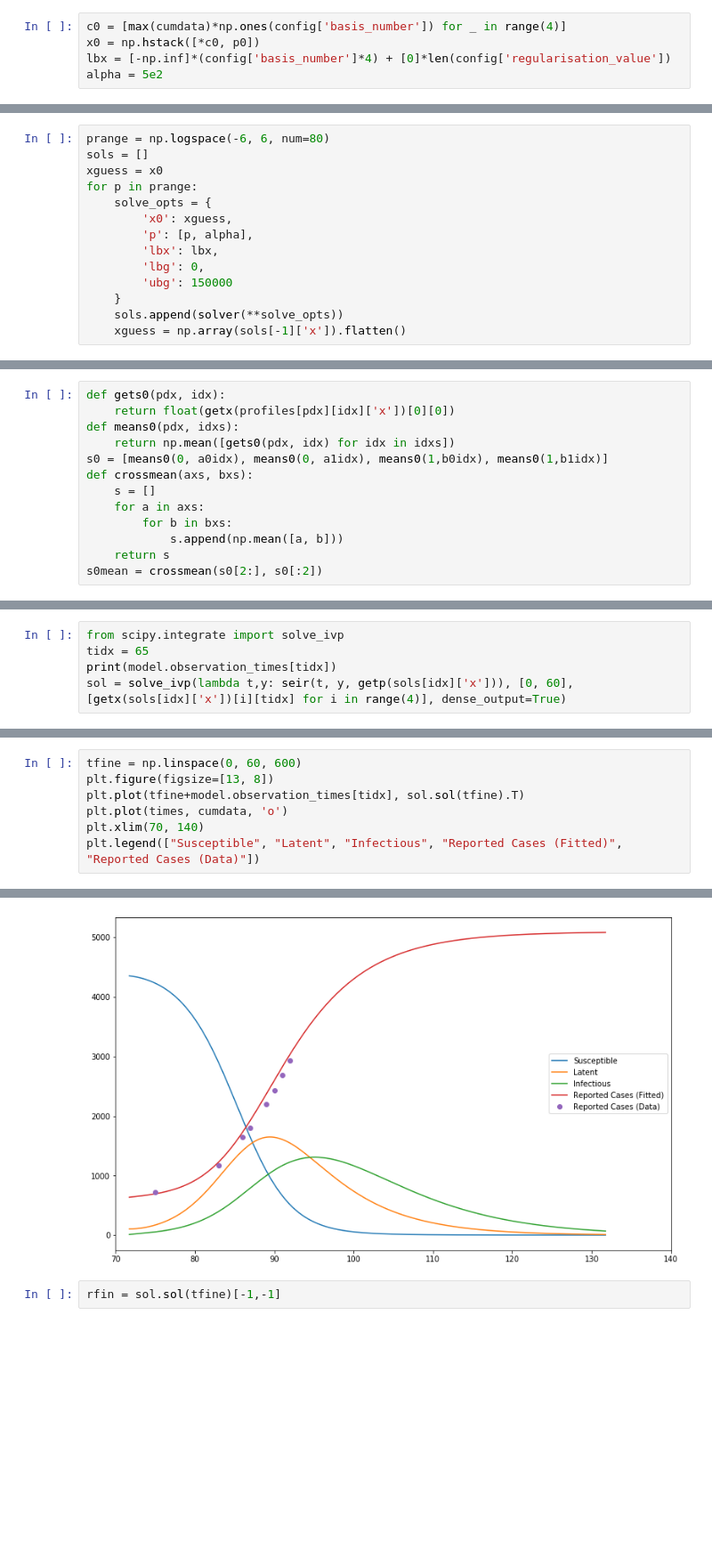
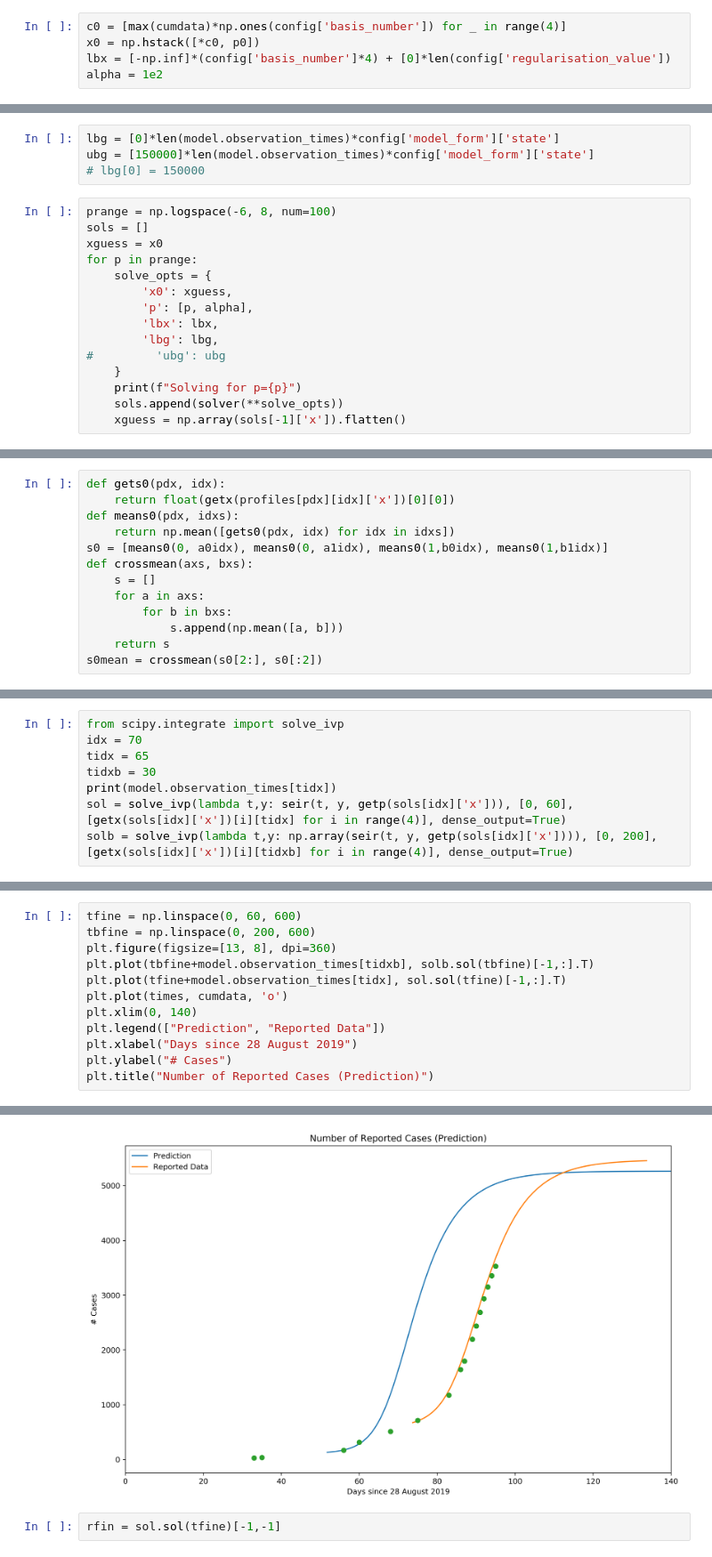
Before and after one commit to dwu402/pypei, a Jupyter notebook: samoa.ipynb, the cells around one changed output, grey strips where cells are left out. Shown at 89% size. Saved outputs shown, nothing was run; the diff lists cells and outputs as text; blank space fills up the shorter version.

```diff
--- a/samoa.ipynb
+++ b/samoa.ipynb
@@ -97,7 +99,7 @@ getp = ca.Function('getx', [solver_setup['x']], model.ps)
 c0 = [max(cumdata)*np.ones(config['basis_number']) for _ in range(4)]
 x0 = np.hstack([*c0, p0])
 lbx = [-np.inf]*(config['basis_number']*4) + [0]*len(config['regularisation_value'])
-alpha = 5e2
+alpha = 1e2
 # %%
 pure_solve = solver(x0=x0, p=[0, 0], lbx=lbx, lbg=0)
 # %% [output]
@@ -128,5 +130,9 @@ plt.plot(times, cumdata, 'o')
+# %%
+lbg = [0]*len(model.observation_times)*config['model_form']['state']
+ubg = [150000]*len(model.observation_times)*config['model_form']['state']
+# lbg[0] = 150000
 # %%
-prange = np.logspace(-6, 6, num=80)
+prange = np.logspace(-6, 8, num=100)
 sols = []
 xguess = x0
 for p in prange:
@@ -134,9 +140,10 @@ for p in prange:
         'x0': xguess,
         'p': [p, alpha],
         'lbx': lbx,
-        'lbg': 0,
-        'ubg': 150000
+        'lbg': lbg,
+#         'ubg': ubg
     }
+    print(f"Solving for p={p}")
     sols.append(solver(**solve_opts))
     xguess = np.array(sols[-1]['x']).flatten()
 # %% [output]
@@ -397,6 +391,9 @@ plt.semilogx(np.logspace(-2, 1, num=50).flatten()[:25], f2[:25])
 # %%
 from scipy.integrate import solve_ivp
+idx = 70
 tidx = 65
+tidxb = 30
 print(model.observation_times[tidx])
 sol = solve_ivp(lambda t,y: seir(t, y, getp(sols[idx]['x'])), [0, 60], [getx(sols[idx]['x'])[i][tidx] for i in range(4)], dense_output=True)
+solb = solve_ivp(lambda t,y: np.array(seir(t, y, getp(sols[idx]['x']))), [0, 200], [getx(sols[idx]['x'])[i][tidxb] for i in range(4)], dense_output=True)
 # %% [output]
@@ -408,8 +420,13 @@ model.observation_times[-1]
 # %%
 tfine = np.linspace(0, 60, 600)
-plt.figure(figsize=[13, 8])
-plt.plot(tfine+model.observation_times[tidx], sol.sol(tfine).T)
+tbfine = np.linspace(0, 200, 600)
+plt.figure(figsize=[13, 8], dpi=360)
+plt.plot(tbfine+model.observation_times[tidxb], solb.sol(tbfine)[-1,:].T)
+plt.plot(tfine+model.observation_times[tidx], sol.sol(tfine)[-1,:].T)
 plt.plot(times, cumdata, 'o')
-plt.xlim(70, 140)
-plt.legend(["Susceptible", "Latent", "Infectious", "Reported Cases (Fitted)", "Reported Cases (Data)"])
+plt.xlim(0, 140)
+plt.legend(["Prediction", "Reported Data"])
+plt.xlabel("Days since 28 August 2019")
+plt.ylabel("# Cases")
+plt.title("Number of Reported Cases (Prediction)")
 # %% [output]
@@ -417,4 +434,4 @@ plt.legend(["Susceptible", "Latent", "Infectious", "Reported Cases (Fitted)", "R
-[figure, old version]
+[figure, new version]
 # %%
 rfin = sol.sol(tfine)[-1,-1]
 # %%
```
Also changed, not shown: parts of 42 cells of this notebook, 4 other files.
